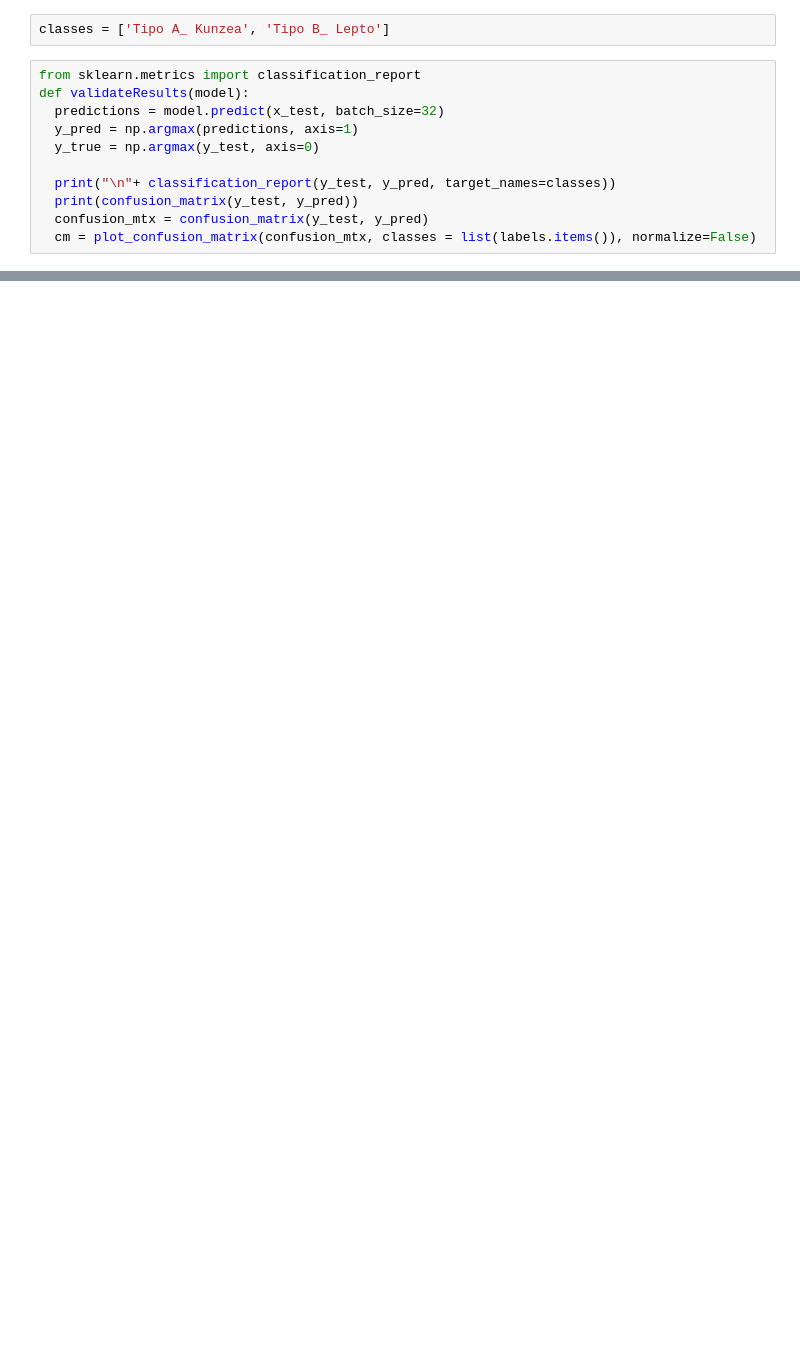
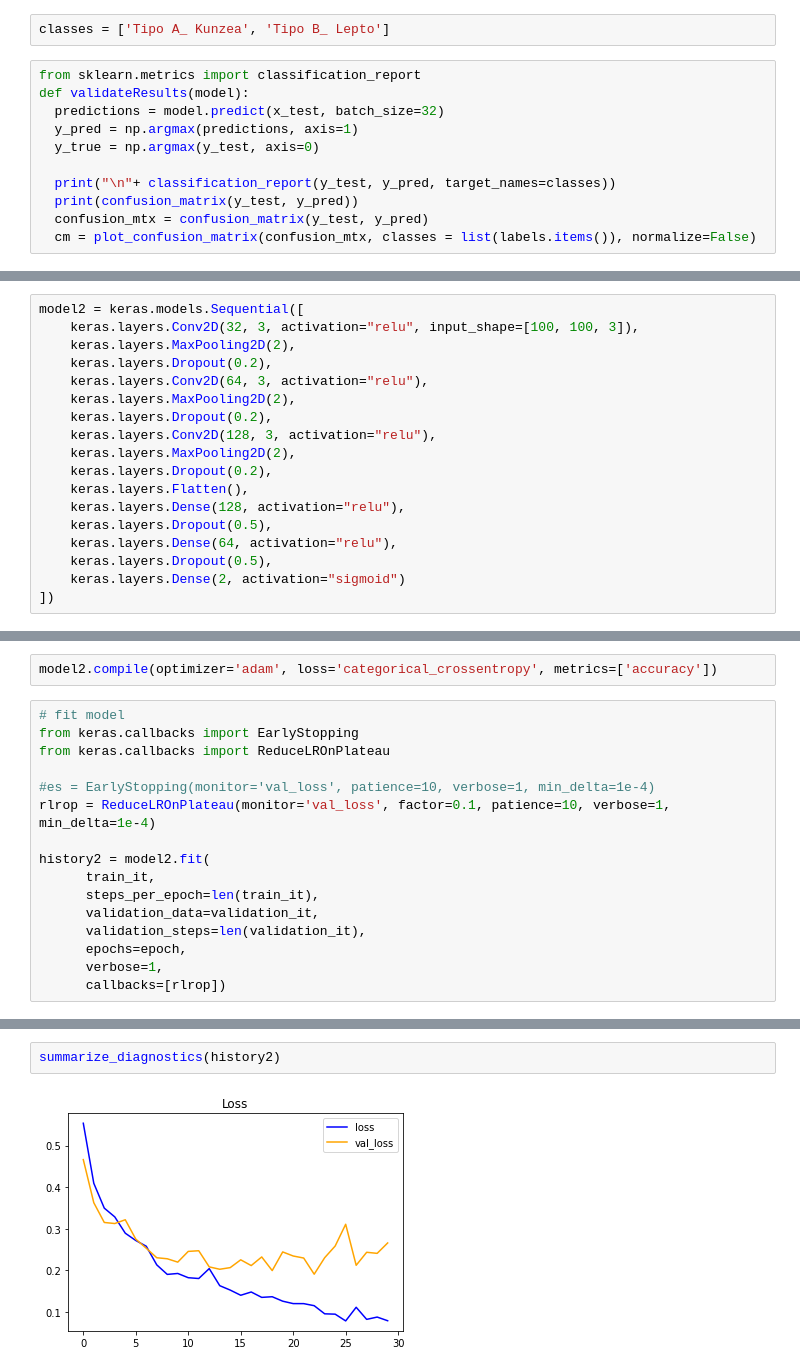
Before and after one commit to DayrisRM/Mineria_PR2, a Jupyter notebook: CNN_models.ipynb, the cells around one changed output, grey strips where cells are left out. Saved outputs shown, nothing was run; the diff lists cells and outputs as text; blank space fills up the shorter version.

Commit message:
Cnn models v2

```diff
--- a/CNN_models.ipynb
+++ b/CNN_models.ipynb
@@ -235,0 +233,18 @@ Tipo A_ Kunzea       0.92      0.96      0.94       120
+# %%
+model2 = keras.models.Sequential([
+    keras.layers.Conv2D(32, 3, activation="relu", input_shape=[100, 100, 3]),
+    keras.layers.MaxPooling2D(2),
+    keras.layers.Dropout(0.2),
+    keras.layers.Conv2D(64, 3, activation="relu"),
+    keras.layers.MaxPooling2D(2),
+    keras.layers.Dropout(0.2),
+    keras.layers.Conv2D(128, 3, activation="relu"),
+    keras.layers.MaxPooling2D(2),
+    keras.layers.Dropout(0.2),
+    keras.layers.Flatten(),
+    keras.layers.Dense(128, activation="relu"),
+    keras.layers.Dropout(0.5),
+    keras.layers.Dense(64, activation="relu"),
+    keras.layers.Dropout(0.5),
+    keras.layers.Dense(2, activation="sigmoid")
+])
@@ -235,0 +271,18 @@ Tipo A_ Kunzea       0.92      0.96      0.94       120
+# %%
+model2.compile(optimizer='adam', loss='categorical_crossentropy', metrics=['accuracy'])
+# %%
+# fit model
+from keras.callbacks import EarlyStopping
+from keras.callbacks import ReduceLROnPlateau
+
+#es = EarlyStopping(monitor='val_loss', patience=10, verbose=1, min_delta=1e-4)
+rlrop = ReduceLROnPlateau(monitor='val_loss', factor=0.1, patience=10, verbose=1, min_delta=1e-4)
+
+history2 = model2.fit(
+      train_it,
+      steps_per_epoch=len(train_it),
+      validation_data=validation_it,
+      validation_steps=len(validation_it),
+      epochs=epoch,
+      verbose=1,
+      callbacks=[rlrop])
@@ -235,0 +307,4 @@ Tipo A_ Kunzea       0.92      0.96      0.94       120
+# %%
+summarize_diagnostics(history2)
+# %% [output]
+[figure, added]
```
Also changed, not shown: parts of 18 cells of this notebook.
